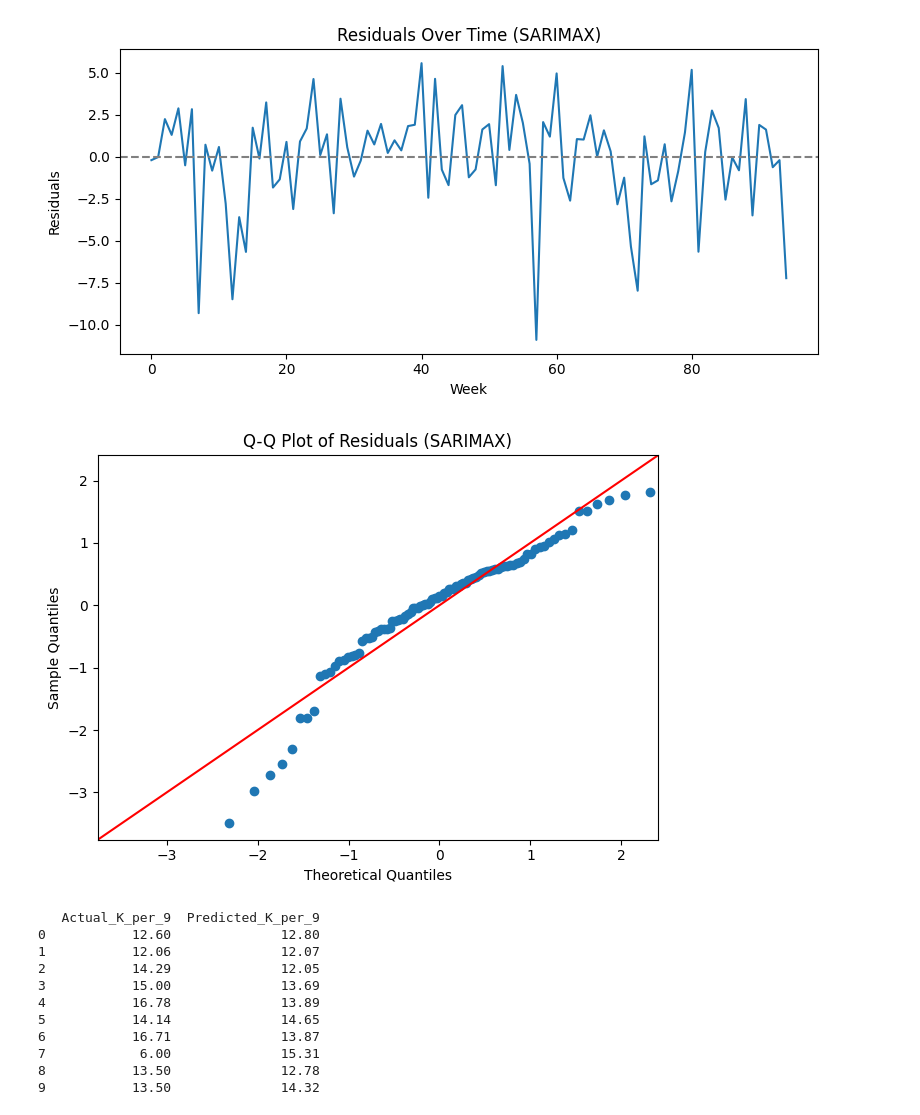
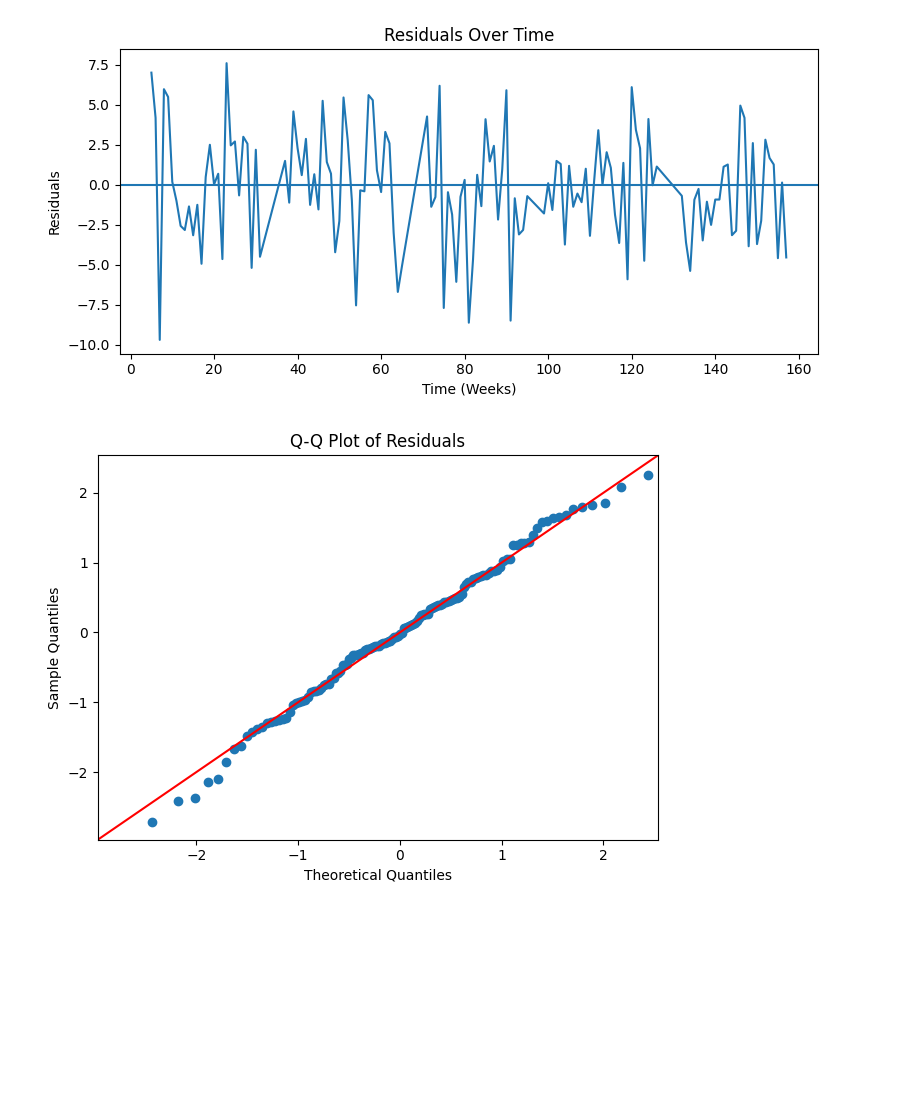
Before and after one commit to tkachariel/ML-Baseball, a Jupyter notebook: baseball_data_exploration.ipynb, the cells around one changed output. Drawn from its saved outputs; the diff is of its cells as text; code cells hidden in the pictures; blank space fills up the shorter version.

```diff
--- a/baseball_data_exploration.ipynb
+++ b/baseball_data_exploration.ipynb
@@ -106,6 +138,7 @@ game_data = game_data.sort_values('game_date').reset_index(drop=True)
 def get_season_base(year):
     return pd.to_datetime(f'{year}-04-01').isocalendar().week
 
+game_data['game_date'] = pd.to_datetime(game_data['game_date'])
 game_data['year'] = game_data['game_date'].dt.year
 game_data['week_of_year'] = game_data['game_date'].dt.isocalendar().week
 game_data['season_base'] = game_data['year'].apply(get_season_base)
@@ -126,7 +159,10 @@ weekly_data = game_data.groupby('weekx').agg({
     'rest_days': np.mean,
     'avg_release_pos_x': np.mean,
     'avg_pitch_number': np.mean,
-    'avg_release_extension': np.mean
+    'avg_release_extension': np.mean,
+    'api_break_x_arm': np.mean,
+    'arm_angle': np.mean
+
 }).reset_index()
 
 
@@ -237,8 +272,10 @@ Covariance Type:                  opg
 Warnings:
 [1] Covariance matrix calculated using the outer product of gradients (complex-step).
 # %%
+# Best features from above -> Zone rate, rest days, api_break_x_arm, avg_pitch number
+
 exog_vars = [
-    'avg_release_pos_x','rest_days'
+    'zone_rate',  'rest_days', 'avg_pitch_number', 'api_break_x_arm'
 ]
 
 X_exog = weekly_data[exog_vars].astype(float)
@@ -249,15 +286,13 @@ y_final = aligned['K_per_9']
 X_final = aligned.drop(columns='K_per_9')
 
 # Fit SARIMAX model
-model_exog_release_rest = SARIMAX(
+model_exog_important_features = SARIMAX(
     endog=y_final,
     exog=X_final,
-    order=(1, 1, 1),
+    order=(3, 1, 1),
     enforce_stationarity=False,
     enforce_invertibility=False
 ).fit(disp=False)
 
-# Print AIC
-print("SARIMAX AIC :", model_exog_release_rest.aic)
-print(model_exog_release_rest.summary())
+print(model_exog_important_features.summary())
 # %% [output]
@@ -283,39 +316,26 @@ Warnings:
 # %%
-residuals = model_exog_release_rest.resid
+# Evaluation
+residuals = model_exog_important_features.resid
 
 plt.figure(figsize=(8, 4))
 plt.plot(residuals)
-plt.title("Residuals Over Time (SARIMAX)")
-plt.xlabel("Week")
+plt.axhline(0)
+plt.title("Residuals Over Time")
+plt.xlabel("Time (Weeks)")
 plt.ylabel("Residuals")
-plt.axhline(0, linestyle='--', color='gray')
 plt.tight_layout()
 plt.show()
 
+
 sm.qqplot(residuals, line='45', fit=True)
-plt.title("Q-Q Plot of Residuals (SARIMAX)")
+plt.title("Q-Q Plot of Residuals")
 plt.tight_layout()
 plt.show()
 
-predicted = model_exog_release_rest.predict(start=0, end=len(y_final)-1, exog=X_final, dynamic=False)
-
-comparison_df = pd.DataFrame({
-    'Actual_K_per_9': y_final.values,
-    'Predicted_K_per_9': predicted.values
-}).round(2)
-
-print(comparison_df.head(10))
+sm.graphics.tsa.plot_acf(residuals, lags=30)
+plt.title("ACF of Residuals")
+plt.tight_layout()
+plt.show()
 # %% [output]
-[figure, old version]
+[figure, new version]
-[figure, old version]
+[figure, new version]
-   Actual_K_per_9  Predicted_K_per_9
-0           12.60              12.80
-1           12.06              12.07
-2           14.29              12.05
-3           15.00              13.69
-4           16.78              13.89
-5           14.14              14.65
-6           16.71              13.87
-7            6.00              15.31
-8           13.50              12.78
-9           13.50              14.32
```
Also changed, not shown: parts of 15 cells of this notebook, 2 other files.
